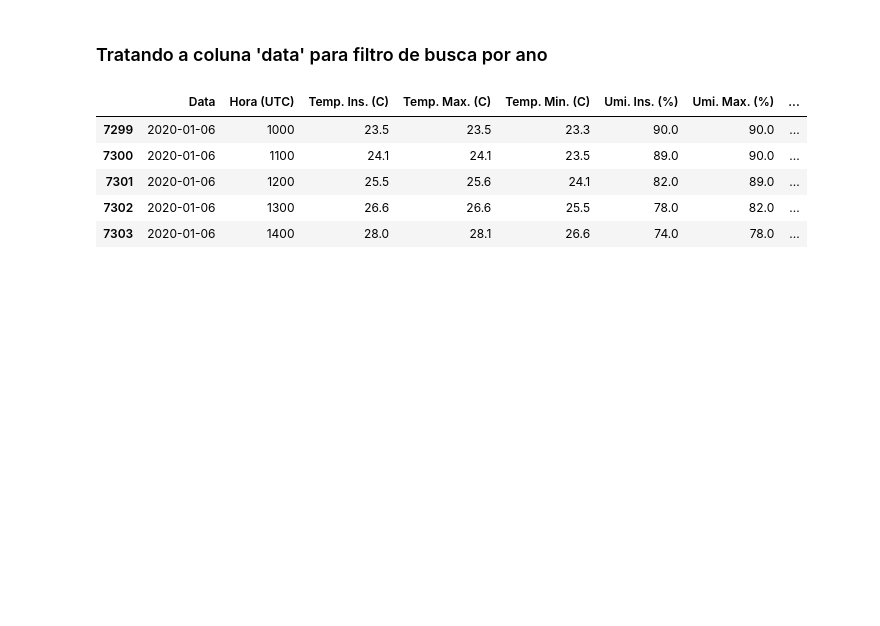
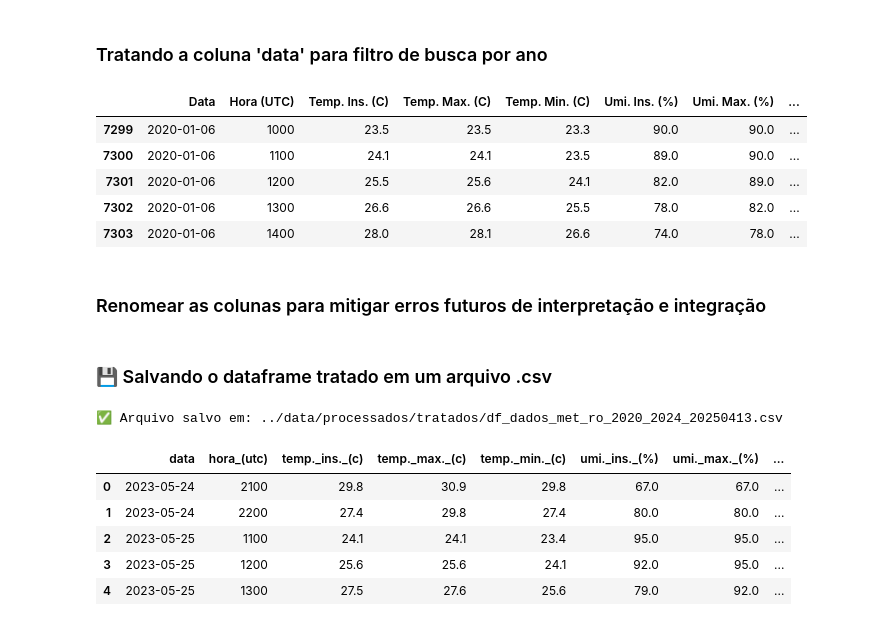
Before and after one commit to 6xAs/sentinela-ambiental, a Jupyter notebook: Notebooks/2_cleaning_transform.ipynb, the cells around one changed output. Cells and saved outputs as stored; diff of their text form; code cells hidden in the pictures; blank space fills up the shorter version.

```diff
--- a/Notebooks/2_cleaning_transform.ipynb
+++ b/Notebooks/2_cleaning_transform.ipynb
@@ -189,3 +189,57 @@ df_cacoal_2020.head()
 | 7301 | 2020-01-06 | 1200 | 25.5 | 25.6 | 24.1 | 82.0 | 89.0 | ... |
 | 7302 | 2020-01-06 | 1300 | 26.6 | 26.6 | 25.5 | 78.0 | 82.0 | ... |
 | 7303 | 2020-01-06 | 1400 | 28.0 | 28.1 | 26.6 | 74.0 | 78.0 | ... |
+# %% [markdown]
+### Renomear as colunas para mitigar erros futuros de interpretação e integração
+# %%
+df_dados_met_ro_2020_2024.rename(columns={
+    'Temp. Ins. (C)': 'temp_inst',
+    'Temp. Max. (C)': 'temp_max',
+    'Temp. Min. (C)': 'temp_min',
+    'Umi. Ins. (%)': 'umid_inst',
+    'Umi. Max. (%)': 'umid_max',
+    'Umi. Min. (%)': 'umid_min',
+    'Orvalho Ins. (C)': 'orvalho',
+    'Ptc Máx. (C)': 'ptc_max',
+    'Pressão Ins. (hPa)': 'pressao_inst',
+    'Pressão Máx. (hPa)': 'pressao_max',
+    'Pressão Mín. (hPa)': 'pressao_min',
+    'Vel. Vento (m/s)': 'vento_vel',
+    'Dir. Vento (graus)': 'vento_dir',
+    'Raj. Vento (m/s)': 'vento_raj',
+    'Radiação (KJ/m²)': 'radiacao',
+    'Chuva (mm)': 'chuva',
+    'Data (UTC)': 'data',
+    'município': 'municipio'
+}, inplace=True)
+# %% [markdown]
+### 💾 Salvando o dataframe tratado em um arquivo .csv
+# %%
+# Salvando o df_map_municipios_ro em um arquivo csv
+
+# 1. Padronizar nomes das colunas (snake_case)
+df_dados_met_ro_2020_2024.columns = [
+    coluna.lower().replace(' ', '_').replace('ç', 'c').replace('ã', 'a')
+    for coluna in df_dados_met_ro_2020_2024.columns
+]
+
+# 2. Criar diretório de saída (se não existir)
+output_dir = '../data/processados/tratados'
+os.makedirs(output_dir, exist_ok=True)
+
+# 3. Salvar em CSV (com encoding UTF-8 e sem índices)
+nome_arquivo = f"{output_dir}/df_dados_met_ro_2020_2024_{pd.Timestamp.now().strftime('%Y%m%d')}.csv"
+df_dados_met_ro_2020_2024.to_csv(nome_arquivo, index=False, encoding='utf-8')
+
+print(f"✅ Arquivo salvo em: {nome_arquivo}")
+# %% [output]
+✅ Arquivo salvo em: ../data/processados/tratados/df_dados_met_ro_2020_2024_20250413.csv
+# %%
+df_dados_met_ro_2020_2024.head()
+# %% [output]
+|  | data | hora_(utc) | temp._ins._(c) | temp._max._(c) | temp._min._(c) | umi._ins._(%) | umi._max._(%) | ... |
+| 0 | 2023-05-24 | 2100 | 29.8 | 30.9 | 29.8 | 67.0 | 67.0 | ... |
+| 1 | 2023-05-24 | 2200 | 27.4 | 29.8 | 27.4 | 80.0 | 80.0 | ... |
+| 2 | 2023-05-25 | 1100 | 24.1 | 24.1 | 23.4 | 95.0 | 95.0 | ... |
+| 3 | 2023-05-25 | 1200 | 25.6 | 25.6 | 24.1 | 92.0 | 95.0 | ... |
+| 4 | 2023-05-25 | 1300 | 27.5 | 27.6 | 25.6 | 79.0 | 92.0 | ... |
```
Also changed, not shown: 3 other files.
